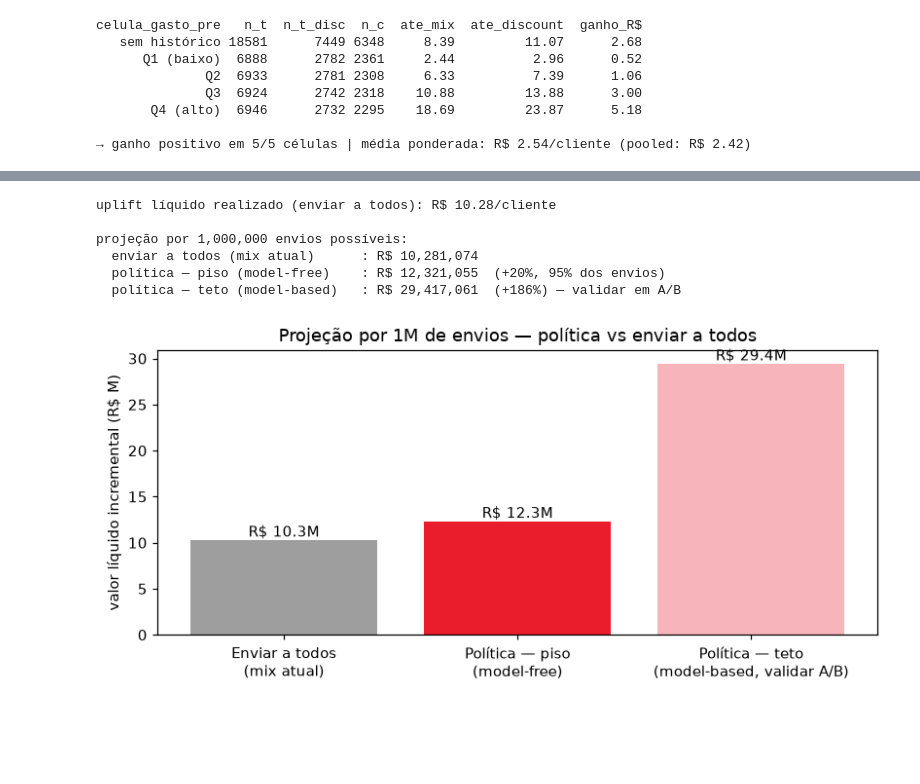
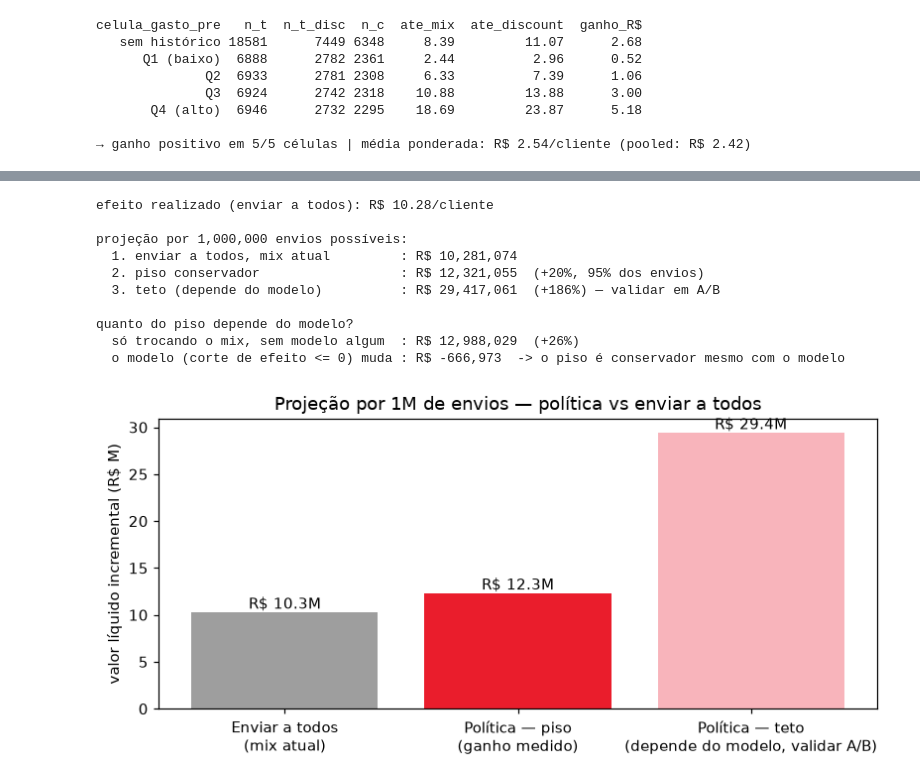
Before and after one commit to velosomn/ifood-case, a Jupyter notebook: notebooks/2_modeling.ipynb, the cells around one changed output, grey strips where cells are left out. Saved outputs shown, nothing was run; the diff lists cells and outputs as text; code cells hidden in the pictures; blank space fills up the shorter version.

```diff
--- a/notebooks/2_modeling.ipynb
+++ b/notebooks/2_modeling.ipynb
@@ -621,37 +636,46 @@ CATE ≤ 0) e **política personalizada** (teto model-based, a validar em A/B).
 # %%
 POP = 1_000_000
 frac_send = policy.send.mean()
 overall_t = te[te.W == 1]; overall_c = te[te.W == 0]
 up_all = overall_t.y_net_h7.mean() - overall_c.y_net_h7.mean()
 
 val_all = POP * up_all
-val_floor = POP * frac_send * up_all * (1 + gain_floor)
+val_floor_sem_modelo = POP * up_all * (1 + gain_floor)   # só troca o mix
+val_floor = POP * frac_send * up_all * (1 + gain_floor)  # + corta efeito previsto <= 0
 val_ceil = POP * frac_send * np.where(best_t > 0, best_t, 0).mean() / max(cate_sent.mean(), 1e-9) * up_all
 
-print(f"uplift líquido realizado (enviar a todos): R$ {up_all:.2f}/cliente")
-print(f"\nprojeção por {POP:,} envios possíveis:")
-print(f"  enviar a todos (mix atual)      : R$ {val_all:,.0f}")
-print(f"  política — piso (model-free)    : R$ {val_floor:,.0f}  ({val_floor/val_all-1:+.0%}, {frac_send:.0%} dos envios)")
-print(f"  política — teto (model-based)   : R$ {val_ceil:,.0f}  ({val_ceil/val_all-1:+.0%}) — validar em A/B")
+print(f"efeito realizado (enviar a todos): R$ {up_all:.2f}/cliente\n")
+print(f"projeção por {POP:,} envios possíveis:")
+print(f"  1. enviar a todos, mix atual         : R$ {val_all:,.0f}")
+print(f"  2. piso conservador                  : R$ {val_floor:,.0f}  ({val_floor/val_all-1:+.0%}, {frac_send:.0%} dos envios)")
+print(f"  3. teto (depende do modelo)          : R$ {val_ceil:,.0f}  ({val_ceil/val_all-1:+.0%}) — validar em A/B")
+print(f"\nquanto do piso depende do modelo?")
+print(f"  só trocando o mix, sem modelo algum  : R$ {val_floor_sem_modelo:,.0f}  ({val_floor_sem_modelo/val_all-1:+.0%})")
+print(f"  o modelo (corte de efeito <= 0) muda : R$ {val_floor - val_floor_sem_modelo:+,.0f}"
+      f"  -> o piso é conservador mesmo com o modelo")
 
 fig, ax = plt.subplots(figsize=(7.5, 3.6))
 vals = [val_all/1e6, val_floor/1e6, val_ceil/1e6]
-ax.bar(['Enviar a todos\n(mix atual)', 'Política — piso\n(model-free)',
-        'Política — teto\n(model-based, validar A/B)'],
+ax.bar(['Enviar a todos\n(mix atual)', 'Política — piso\n(ganho medido)',
+        'Política — teto\n(depende do modelo, validar A/B)'],
        vals, color=['#9E9E9E', IFOOD_RED, '#F8B4BB'])
 for i, v in enumerate(vals):
     ax.text(i, v, f'R$ {v:.1f}M', ha='center', va='bottom')
 ax.set_ylabel('valor líquido incremental (R$ M)')
 ax.set_title('Projeção por 1M de envios — política vs enviar a todos')
 plt.tight_layout(); plt.savefig(f'{FIG}/09_business_impact.png', bbox_inches='tight'); plt.show()
 # %% [output]
-uplift líquido realizado (enviar a todos): R$ 10.28/cliente
+efeito realizado (enviar a todos): R$ 10.28/cliente
 
 projeção por 1,000,000 envios possíveis:
-  enviar a todos (mix atual)      : R$ 10,281,074
-  política — piso (model-free)    : R$ 12,321,055  (+20%, 95% dos envios)
-  política — teto (model-based)   : R$ 29,417,061  (+186%) — validar em A/B
+  1. enviar a todos, mix atual         : R$ 10,281,074
+  2. piso conservador                  : R$ 12,321,055  (+20%, 95% dos envios)
+  3. teto (depende do modelo)          : R$ 29,417,061  (+186%) — validar em A/B
+
+quanto do piso depende do modelo?
+  só trocando o mix, sem modelo algum  : R$ 12,988,029  (+26%)
+  o modelo (corte de efeito <= 0) muda : R$ -666,973  -> o piso é conservador mesmo com o modelo
-[figure, old version]
+[figure, new version]
 # %% [markdown]
 ## Conclusões
 1. **O envio causa incremento líquido** (ATE > 0 mesmo descontando reward), com
```
Also changed, not shown: parts of 4 cells of this notebook, 5 other files.
